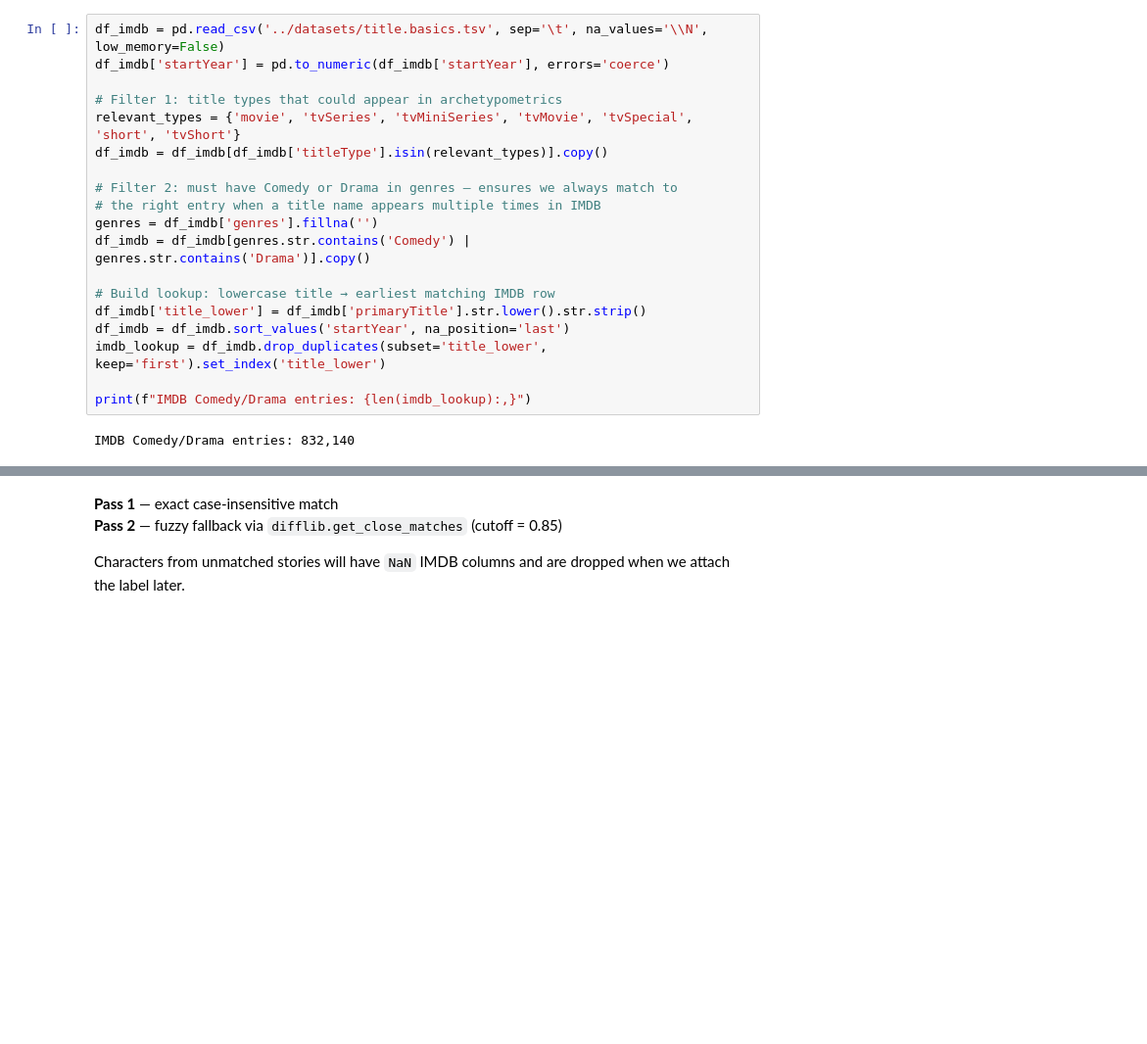
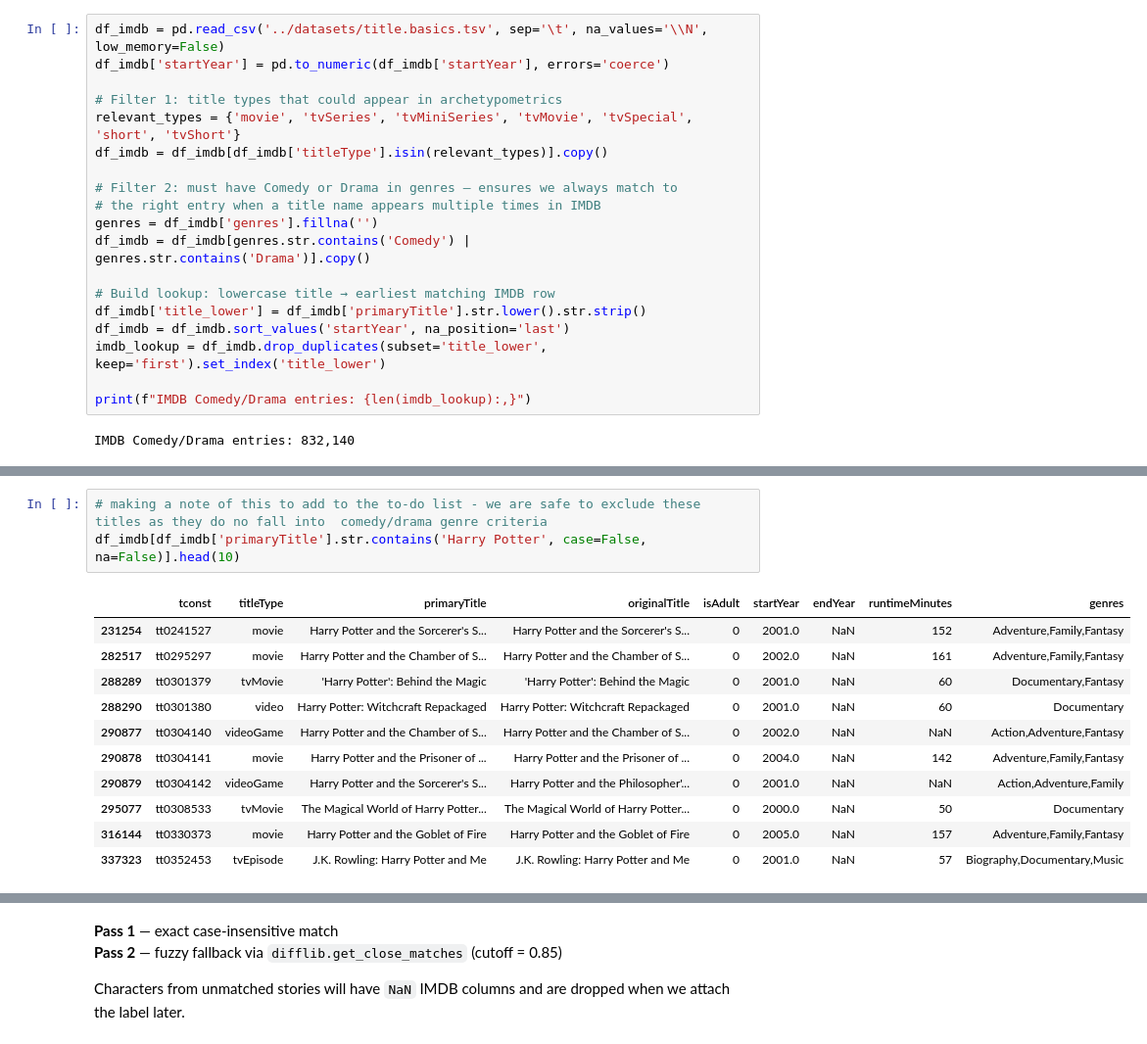
Before and after one commit to lcohenwanis/pocs2-spring2026-genre-from-archetypes, a Jupyter notebook: notebooks/prepare_data.ipynb, the cells around one changed output, grey strips where cells are left out. Shown at 98% size. Saved outputs shown, nothing was run; the diff lists cells and outputs as text; blank space fills up the shorter version.

```diff
--- a/notebooks/prepare_data.ipynb
+++ b/notebooks/prepare_data.ipynb
@@ -81,0 +77,15 @@ imdb_lookup.head()
+# %%
+# making a note of this to add to the to-do list - we are safe to exclude these titles as they do no fall into  comedy/drama genre criteria
+df_imdb[df_imdb['primaryTitle'].str.contains('Harry Potter', case=False, na=False)].head(10)
+# %% [output]
+|  | tconst | titleType | primaryTitle | originalTitle | isAdult | startYear | endYear | runtimeMinutes | genres |
+| 231254 | tt0241527 | movie | Harry Potter and the Sorcerer's S... | Harry Potter and the Sorcerer's S... | 0 | 2001.0 | NaN | 152 | Adventure,Family,Fantasy |
+| 282517 | tt0295297 | movie | Harry Potter and the Chamber of S... | Harry Potter and the Chamber of S... | 0 | 2002.0 | NaN | 161 | Adventure,Family,Fantasy |
+| 288289 | tt0301379 | tvMovie | 'Harry Potter': Behind the Magic | 'Harry Potter': Behind the Magic | 0 | 2001.0 | NaN | 60 | Documentary,Fantasy |
+| 288290 | tt0301380 | video | Harry Potter: Witchcraft Repackaged | Harry Potter: Witchcraft Repackaged | 0 | 2001.0 | NaN | 60 | Documentary |
+| 290877 | tt0304140 | videoGame | Harry Potter and the Chamber of S... | Harry Potter and the Chamber of S... | 0 | 2002.0 | NaN | NaN | Action,Adventure,Fantasy |
+| 290878 | tt0304141 | movie | Harry Potter and the Prisoner of ... | Harry Potter and the Prisoner of ... | 0 | 2004.0 | NaN | 142 | Adventure,Family,Fantasy |
+| 290879 | tt0304142 | videoGame | Harry Potter and the Sorcerer's S... | Harry Potter and the Philosopher'... | 0 | 2001.0 | NaN | NaN | Action,Adventure,Family |
+| 295077 | tt0308533 | tvMovie | The Magical World of Harry Potter... | The Magical World of Harry Potter... | 0 | 2000.0 | NaN | 50 | Documentary |
+| 316144 | tt0330373 | movie | Harry Potter and the Goblet of Fire | Harry Potter and the Goblet of Fire | 0 | 2005.0 | NaN | 157 | Adventure,Family,Fantasy |
+| 337323 | tt0352453 | tvEpisode | J.K. Rowling: Harry Potter and Me | J.K. Rowling: Harry Potter and Me | 0 | 2001.0 | NaN | 57 | Biography,Documentary,Music |
```
Also changed, not shown: parts of 4 cells of this notebook.
